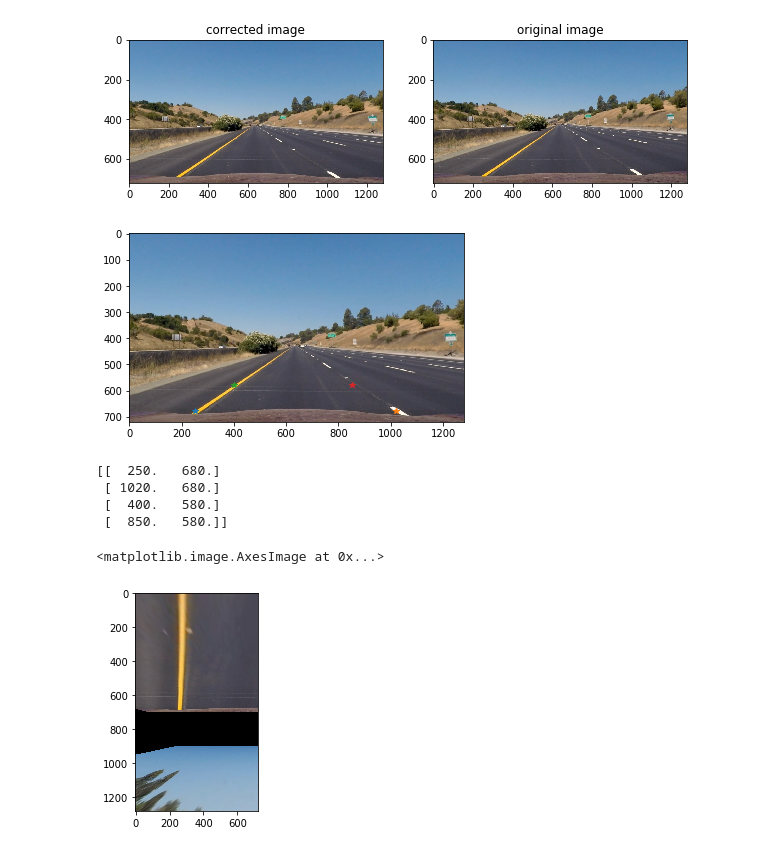
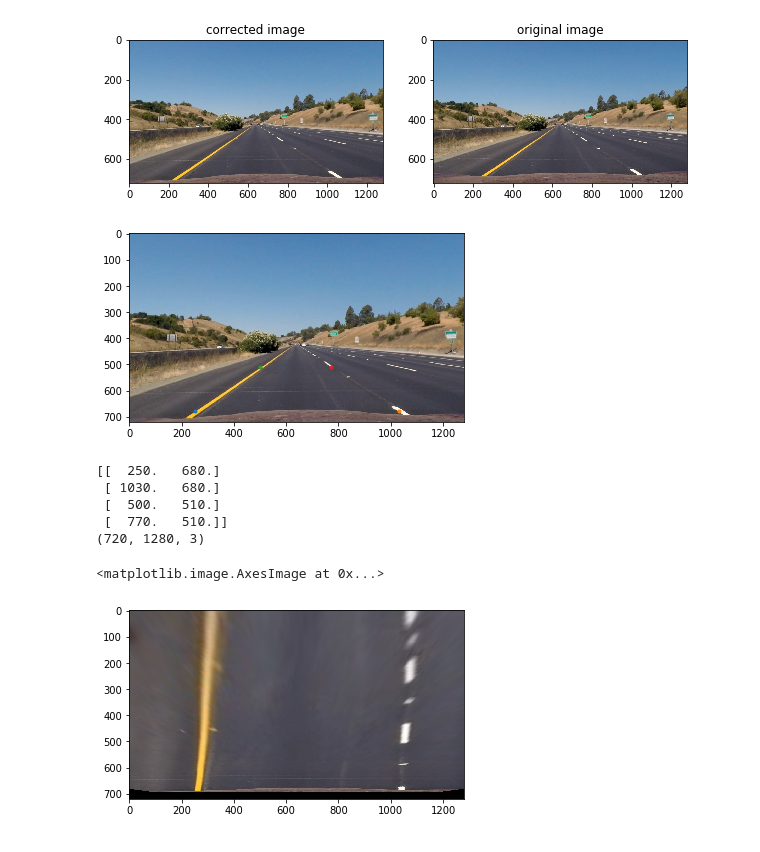
Before and after one commit to Aral-Sarrafi/Advanced_Lane_Finding, a Jupyter notebook: Advanced_Lane_Finding.ipynb, the cells around one changed output. Drawn from its saved outputs; the diff is of its cells as text; code cells hidden in the pictures.

```diff
--- a/Advanced_Lane_Finding.ipynb
+++ b/Advanced_Lane_Finding.ipynb
@@ -10,7 +10,7 @@ calib_file = 'camera_cal/'
 calib_img = os.listdir(calib_file)
 
 nx = 9
-ny = 5
+ny = 6
 
 image_points = []
 object_points = []
@@ -77,50 +72,50 @@ axs[1].set_title('original image')
 # %%
 # Use perespective transform to obtain a birds eye view of the road
 plt.imshow(undist_image)
-plt.plot(250,680,'*')
-plt.plot(1020,680,'*')
-plt.plot(400,580,'*')
-plt.plot(850,580,'*')
+plt.plot(250,680,'.')
+plt.plot(1030,680,'.')
+plt.plot(500,510,'.')
+plt.plot(770,510,'.')
+plt.show()
 
-plt.show()
-src = np.float32(
-    [[250, 680],
-    [1020, 680],
-    [400, 580],
-    [850, 580]])
+src = np.float32([[250, 680],
+                 [1030, 680],
+                 [500, 510],
+                 [770,510]])
 
-p
+print(src)
+print(undist_image.shape)
 # %% [output]
-[figure, old version]
+[figure, new version]
 [[  250.   680.]
- [ 1020.   680.]
- [  400.   580.]
- [  850.   580.]]
+ [ 1030.   680.]
+ [  500.   510.]
+ [  770.   510.]]
+(720, 1280, 3)
 # %%
 def warp(img):
-    img_size = (img.shape[0], img.shape[1])
+    img_size = (img.shape[1], img.shape[0])
 
-    src = np.float32(
-    [[250, 680],
-     [1020, 680],
-     [400, 580],
-     [850, 580]])
+    src = np.float32([[250, 680],
+                     [1030, 680],
+                     [500, 510],
+                     [770,510]])
 
     dst = np.float32(
     [[250, 680],
-     [1020, 680],
-     [250, 580],
-     [1020, 580]])
+     [1030, 680],
+     [250, 510],
+     [1030, 510]])
 
     M = cv2.getPerspectiveTransform(src,dst)
 
     warped = cv2.warpPerspective(img, M, img_size, flags = cv2.INTER_LINEAR)
 
     return warped
 
 bird_eye = warp(undist_image)
 
 plt.imshow(bird_eye)
 # %% [output]
 <matplotlib.image.AxesImage at 0x...>
-[figure, old version]
+[figure, new version]
```
Also changed, not shown: parts of 2 cells of this notebook.
